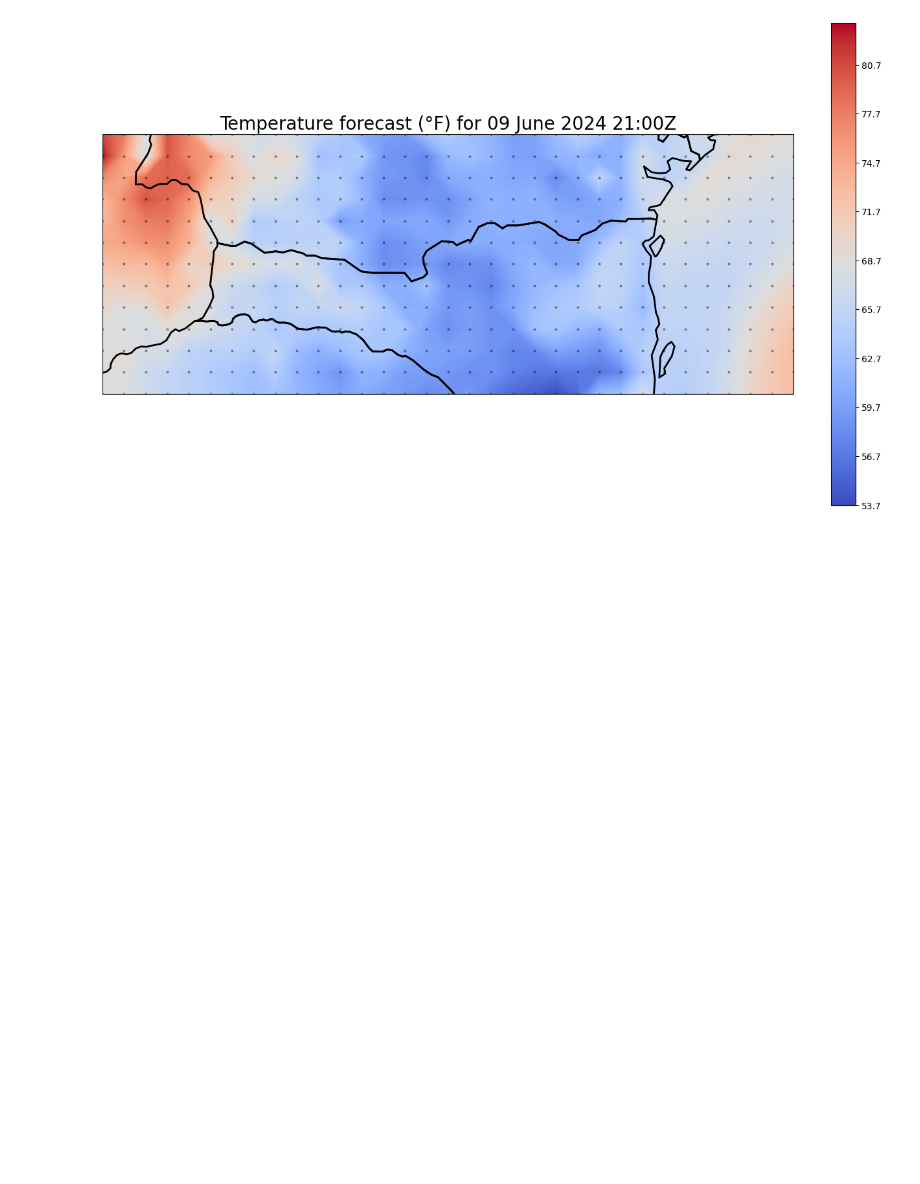
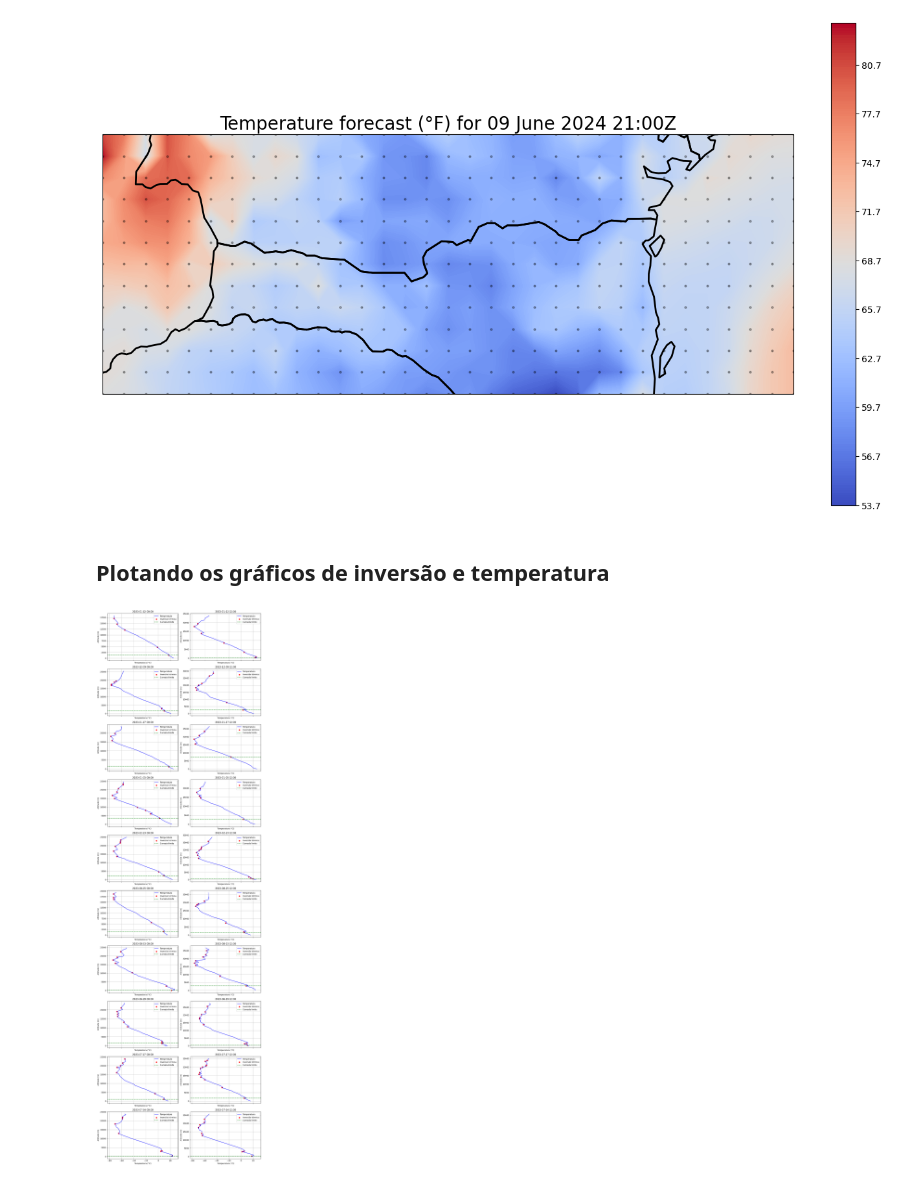
Before and after one commit to pavei3/ENS5173_202401, a Jupyter notebook: scripts/Atividade2-checkpoint.ipynb, the cells around one changed output. Drawn from its saved outputs; the diff is of its cells as text; code cells hidden in the pictures; blank space fills up the shorter version.

```diff
--- a/scripts/Atividade2-checkpoint.ipynb
+++ b/scripts/Atividade2-checkpoint.ipynb
@@ -568,3 +390,51 @@ ax.plot(lon_2d.flatten(), lat_2d.flatten(), marker='o', color='black', markersiz
 ['reftime', 'latitude', 'time', 'longitude', 'Temperature_surface', 'LatLon_721X1440-0p13S-180p00E-2']
 [<matplotlib.lines.Line2D at 0x...>]
 [figure]
+# %% [markdown]
+## Plotando os gráficos de inversão e temperatura
+# %%
+from datetime import datetime
+import random
+import matplotlib.pyplot as plt
+import numpy as np
+from siphon.simplewebservice.wyoming import WyomingUpperAir
+
+# Local da análise
+station = 'SBFL'
+fig, ax = plt.subplots(10, 2, sharex=True, figsize=(12, 40))  # Ajuste do tamanho e da disposição dos subplots
+
+# Gerado aleatoriamente pelo código acima
+dia = [12, 9, 17, 5, 23, 25, 23, 19, 17, 24]
+mes = [1, 12, 1, 1, 2, 8, 8, 6, 7, 7]
+
+for i in range(10):
+    for j in range(2):
+        hora = [0, 12]
+        date = datetime(2023, mes[i], dia[i], hora[j])
+        df = WyomingUpperAir.request_data(date, station)
+
+        # Plotando os dados
+        ax[i, j].plot(df['temperature'], df['height'], color='blue', label='Temperatura')
+        ax[i, j].set_title(date.strftime('%Y-%m-%d %H:%M'), fontsize=12)
+        ax[i, j].set_xlabel('Temperatura (°C)', fontsize=10)
+        ax[i, j].set_ylabel('Altitude (m)', fontsize=10)
+        ax[i, j].grid(True)
+
+        # Identificando pontos de inversão térmica
+        inversao = []
+        for num in range(1, len(df['temperature']) - 1):
+            if df['temperature'][num+1] > df['temperature'][num] and df['temperature'][num-1] >= df['temperature'][num]:
+                inversao.append(num)
+        inversao = np.array(inversao)
+        ax[i, j].scatter(df['temperature'][inversao], df['height'][inversao], color='red', marker='o', label='Inversão térmica')
+
+        # Indentificando a camada limite
+        ax[i, j].axhline(y=df['height'][inversao[0]], color='green', linestyle='--', label='Camada limite')
+
+        # Adicionando legenda
+        ax[i, j].legend(fontsize=10)
+
+plt.tight_layout()
+plt.show()
+# %% [output]
+[figure, added]
```
Also changed, not shown: parts of 17 cells of this notebook.
